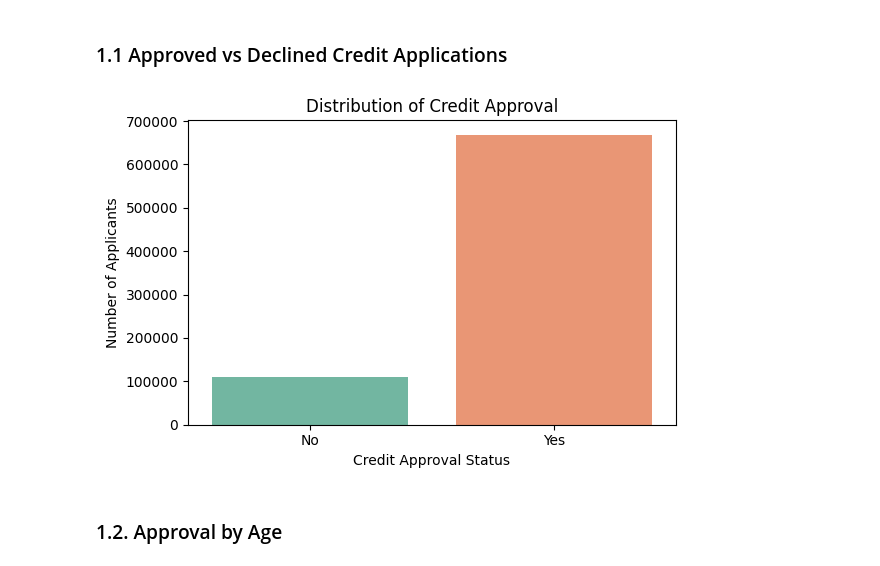
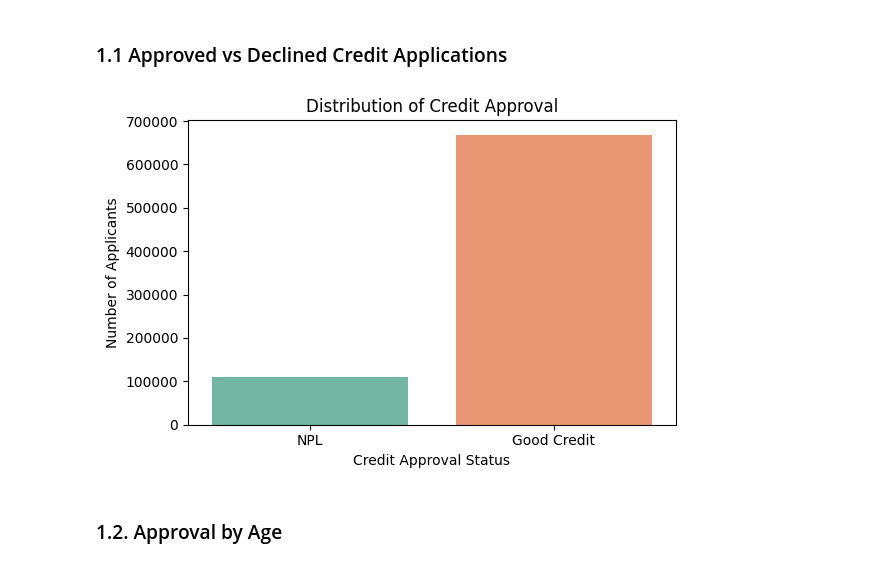
Before and after one commit to yonathanggraiwan/p2-final-project-ftds-028-hck-group-001, a Jupyter notebook: EDA.ipynb, the cells around one changed output. Drawn from its saved outputs; the diff is of its cells as text; code cells hidden in the pictures.

```diff
--- a/EDA.ipynb
+++ b/EDA.ipynb
@@ -83,17 +83,17 @@ ___
 # %% [markdown]
 ### 1.1 Approved vs Declined Credit Applications
 # %%
-Credit_Approval = data["credit_approval"].value_counts()
+Credit_Approval = data["credit_status"].value_counts()
 
 plt.figure(figsize = (6,4))
-sns.countplot(x = "credit_approval", data = data, palette = "Set2")
+sns.countplot(x = "credit_status", data = data, palette = "Set2")
 plt.title("Distribution of Credit Approval")
 plt.xlabel("Credit Approval Status")
 plt.ylabel("Number of Applicants")
 plt.tight_layout()
 plt.show()
 # %% [output]
-[figure, old version]
+[figure, new version]
 # %% [markdown]
 ### 1.2. Approval by Age
 # %%
```
Also changed, not shown: parts of 45 cells of this notebook, 1 other file.
